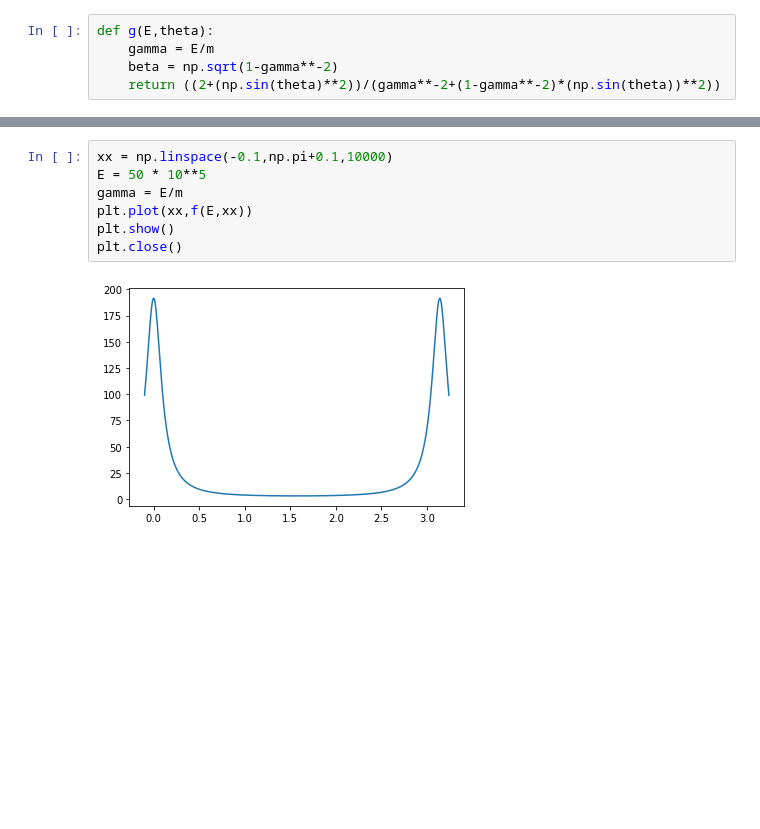
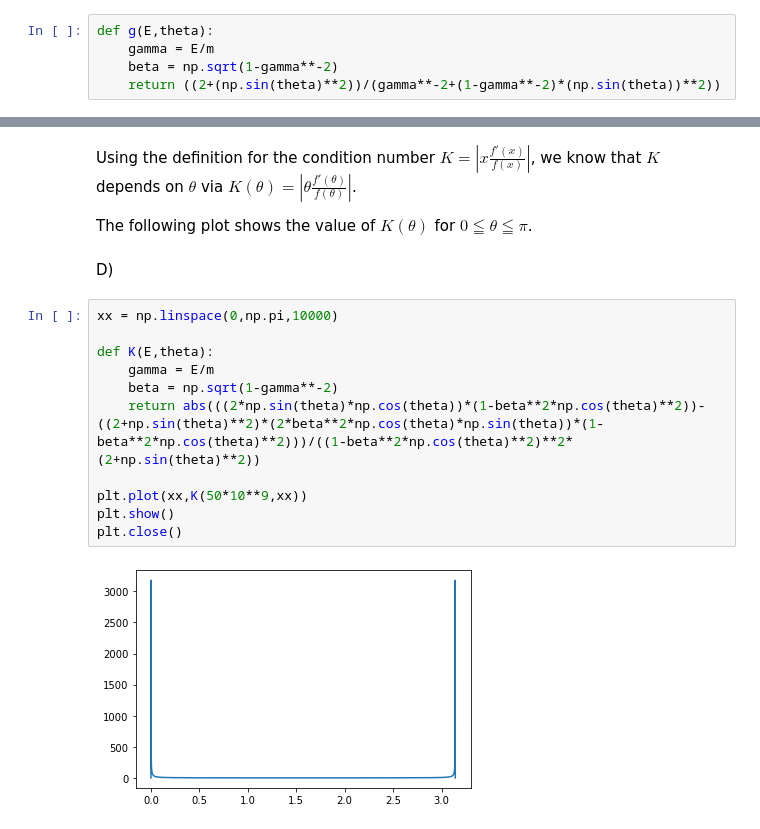
Before and after one commit to ttros/SMD, a Jupyter notebook: 1/exercise_2.ipynb, the cells around one changed output, grey strips where cells are left out. Cells and saved outputs as stored; diff of their text form; blank space fills up the shorter version.

```diff
--- a/1/exercise_2.ipynb
+++ b/1/exercise_2.ipynb
@@ -38,9 +54,20 @@ plt.close()
-# %%
-xx = np.linspace(-0.1,np.pi+0.1,10000)
-E = 50 * 10**5
-gamma = E/m
-plt.plot(xx,f(E,xx))
-plt.show()
-plt.close()
-# %% [output]
-[figure, removed]
+# %% [markdown]
+Using the definition for the condition number $K=\left|x\frac{f'(x)}{f(x)}\right|$, we know
+that $K$ depends on $\theta$ via $K(\theta)=\left|\theta\frac{f'(\theta)}{f(\theta)}\right|$.
+
+The following plot shows the value of $K(\theta)$ for $0\leqq\theta\leqq\pi$.
+# %% [markdown]
+D)
+# %%
+xx = np.linspace(0,np.pi,10000)
+
+def K(E,theta):
+    gamma = E/m
+    beta = np.sqrt(1-gamma**-2)
+    return abs(((2*np.sin(theta)*np.cos(theta))*(1-beta**2*np.cos(theta)**2))-((2+np.sin(theta)**2)*(2*beta**2*np.cos(theta)*np.sin(theta))*(1-beta**2*np.cos(theta)**2)))/((1-beta**2*np.cos(theta)**2)**2*(2+np.sin(theta)**2))
+
+plt.plot(xx,K(50*10**9,xx))
+plt.show()
+plt.close()
+# %% [output]
+[figure, added]
```
Also changed, not shown: parts of 9 cells of this notebook, 1 other file.
